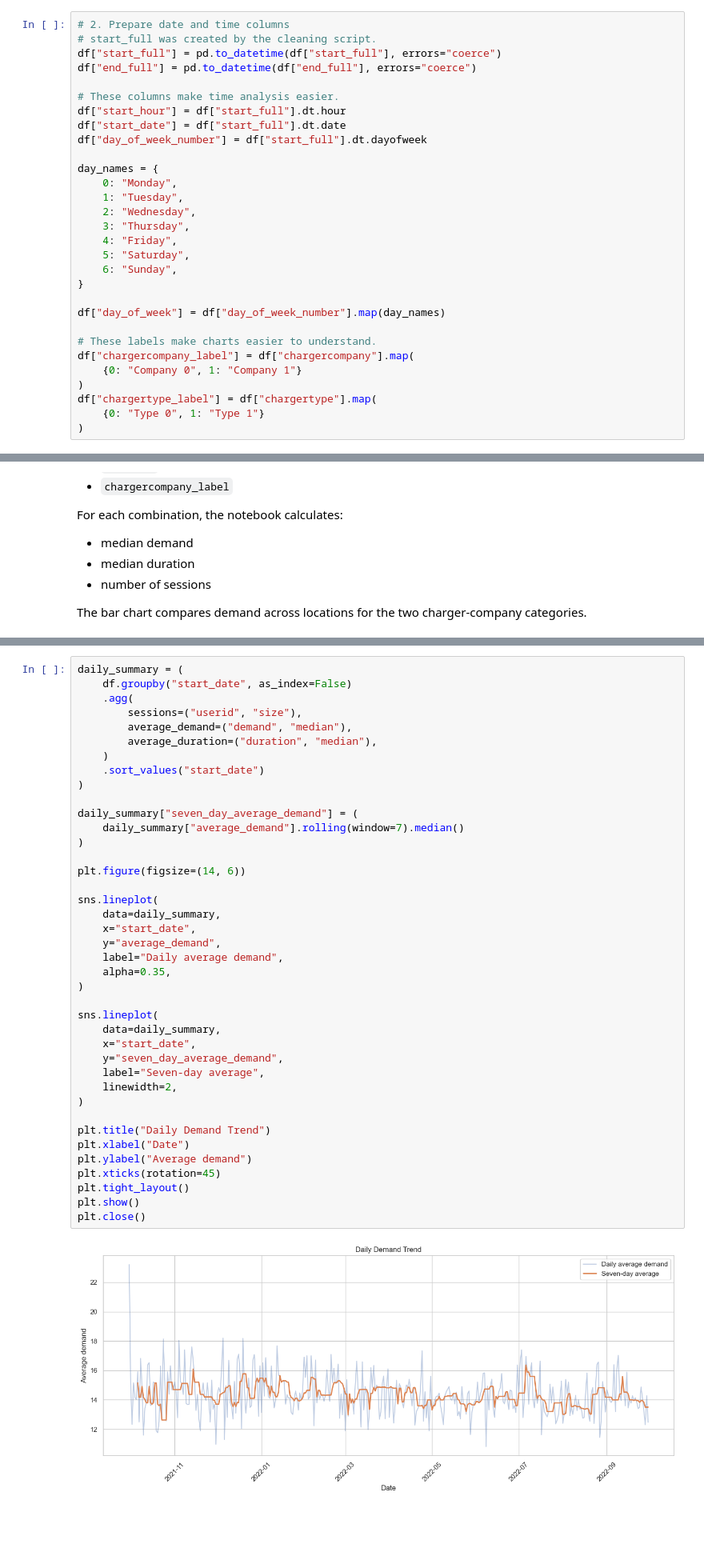
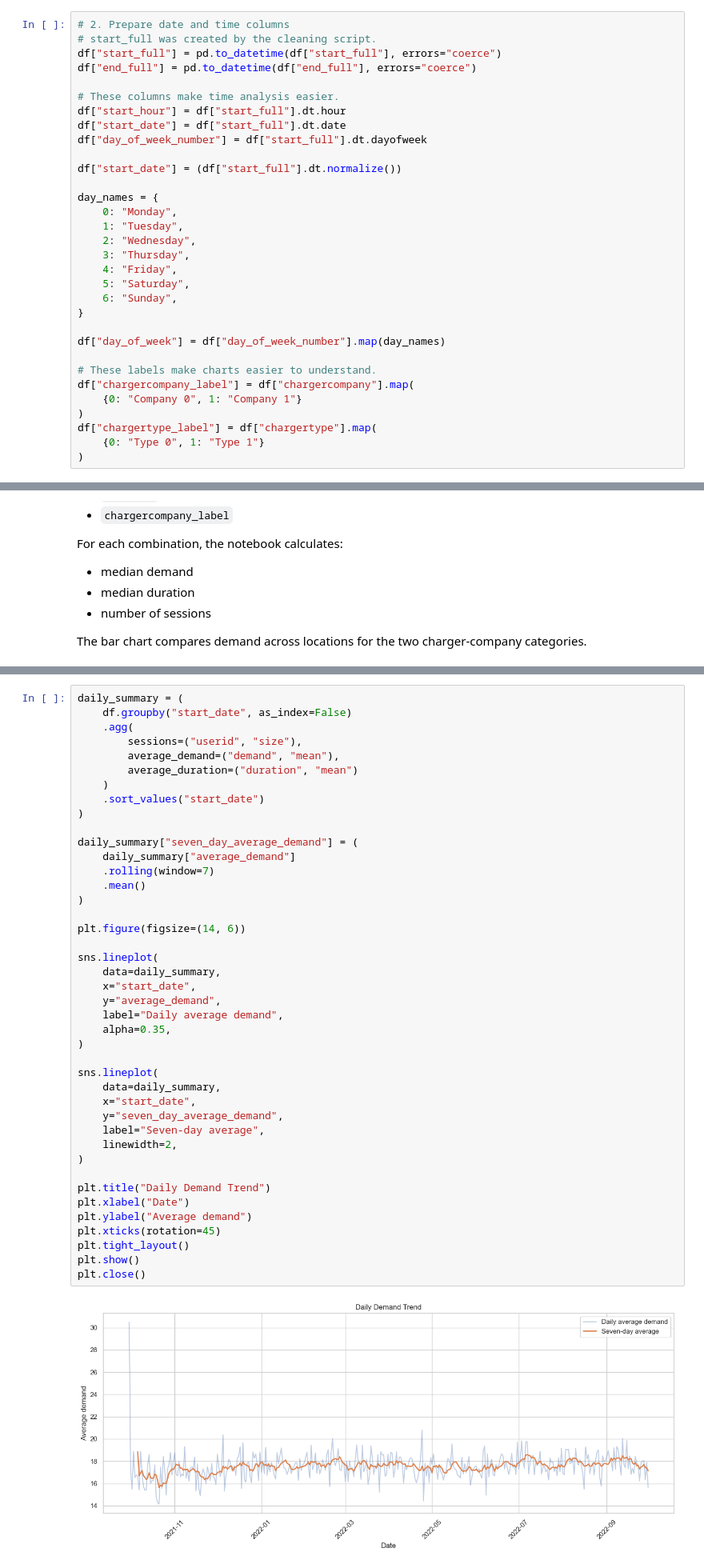
Before and after one commit to pavi31guvi/EV-Charging-Demand-Prediction-and-Usage-Pattern-Analysis-, a Jupyter notebook: EDA.ipynb, the cells around one changed output, grey strips where cells are left out. Shown at 80% size. Cells and saved outputs as stored; diff of their text form; blank space fills up the shorter version.

```diff
--- a/EDA.ipynb
+++ b/EDA.ipynb
@@ -52,6 +42,8 @@ df["end_full"] = pd.to_datetime(df["end_full"], errors="coerce")
 df["start_hour"] = df["start_full"].dt.hour
 df["start_date"] = df["start_full"].dt.date
 df["day_of_week_number"] = df["start_full"].dt.dayofweek
+
+df["start_date"] = (df["start_full"].dt.normalize())
 
 day_names = {
     0: "Monday",
@@ -879,40 +903,42 @@ daily_summary = (
     df.groupby("start_date", as_index=False)
     .agg(
         sessions=("userid", "size"),
-        average_demand=("demand", "median"),
-        average_duration=("duration", "median"),
+        average_demand=("demand", "mean"),
+        average_duration=("duration", "mean")
     )
     .sort_values("start_date")
 )
 
 daily_summary["seven_day_average_demand"] = (
-    daily_summary["average_demand"].rolling(window=7).median()
+    daily_summary["average_demand"]
+    .rolling(window=7)
+    .mean()
 )
 
 plt.figure(figsize=(14, 6))
 
 sns.lineplot(
     data=daily_summary,
     x="start_date",
     y="average_demand",
     label="Daily average demand",
     alpha=0.35,
 )
 
 sns.lineplot(
     data=daily_summary,
     x="start_date",
     y="seven_day_average_demand",
     label="Seven-day average",
     linewidth=2,
 )
 
 plt.title("Daily Demand Trend")
 plt.xlabel("Date")
 plt.ylabel("Average demand")
 plt.xticks(rotation=45)
 plt.tight_layout()
 plt.show()
 plt.close()
 # %% [output]
-[figure, old version]
+[figure, new version]
```
Also changed, not shown: parts of 47 cells of this notebook, 5 other files.
